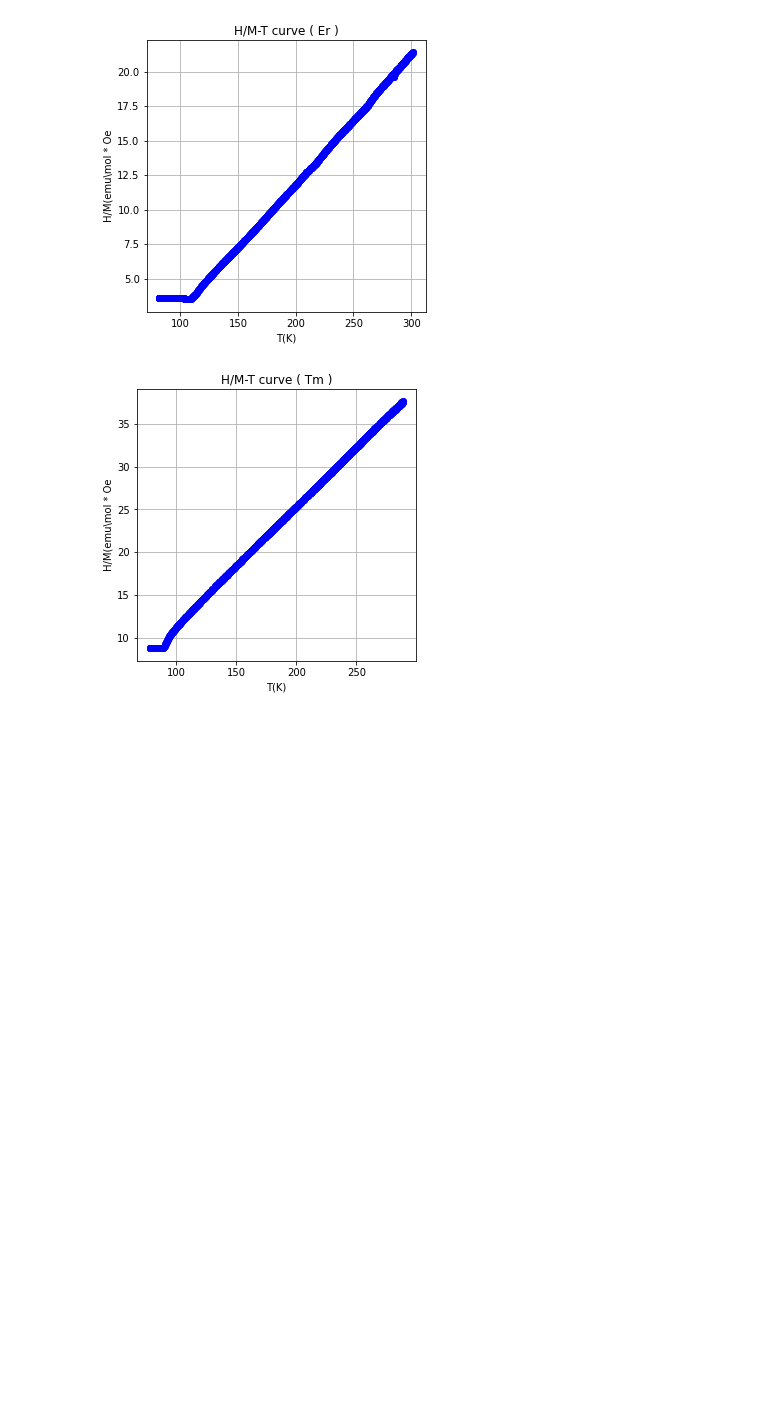
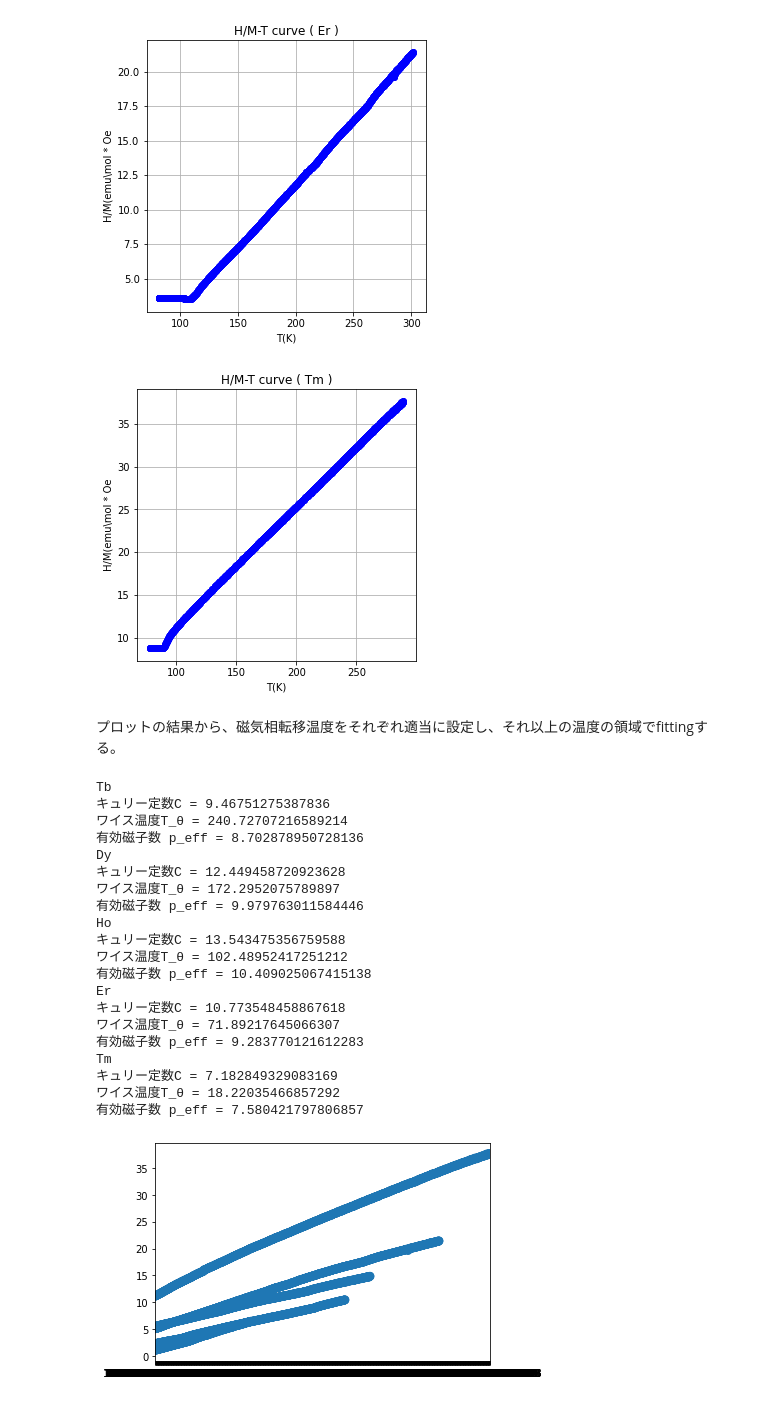
Before and after one commit to flat35hd99/report_magnetical_material, a Jupyter notebook: 20200514magnetical_4.ipynb, the cells around one changed output. Drawn from its saved outputs; the diff is of its cells as text; code cells hidden in the pictures; blank space fills up the shorter version.

```diff
--- a/20200514magnetical_4.ipynb
+++ b/20200514magnetical_4.ipynb
@@ -32,7 +32,9 @@ Tm 質量:0.1308、式量:168.93 g/mol
 ## 回答
 同じ処理を複数回するので、DataModuleクラスを定義して、H-Mカーブを簡単にプロットできるようにした。プロットの結果は下記の通りである。
 # %%
-
+# fittingに使用するため再利用可能な関数として定義。
+def curie_weiss_low(t,curie_c,weiss_t):
+    return (t-weiss_t)/curie_c
 """
 (dirPath, substance_name, sample_mass, formula_weight)を引数に取る。
 dirPath: データの格納してあるディレクトリへのパス
@@ -72,7 +74,7 @@ class DataModule:
         self.molar_magnetization_5000_Oe = (experiment_alpha / sample_amount_of_substance) * self.V_5000_Oe
 
         # あとから代入したり定義する変数
-        self.curie_temperature = None
+        self.phase_transition_temperature = None
 
     def draw_mh_curve(self):
         fig = plt.figure(figsize = (10,10))
@@ -121,15 +123,11 @@ class DataModule:
         print("min =",np.min(self.molar_magnetization_77K),"K\n")
 
     def fitting(self):
-        index = np.where(self.T_5000_Oe > self.curie_temperture)
+        index = np.where(self.T_5000_Oe > self.phase_transition_temperature)
         target_T = self.T_5000_Oe[index]
-        target_M = self.molar_magnetization_5000_Oe
-        target_H = self.H_5000_Oe
+        target_M = self.molar_magnetization_5000_Oe[index]
+        target_H = self.H_5000_Oe[index]
         inverse_susceptibility = target_H / target_M
-
-        # fittingに使用するため再利用可能な関数として定義。
-        def curie_weiss_low(t,curie_c,weiss_t):
-            return (t-weiss_t)/curie_c
 
         # param[0] = キュリー定数C
         # param[1] = ワイス温度T_θ
@@ -146,7 +144,7 @@ class DataModule:
         # データはプロットし、フィッティングした結果はなめらかな曲線で表している。
         sns.pointplot(x=target_T, y=inverse_susceptibility, join=False)
         sns.pointplot(x=target_T, y=np.array(fit_chi), markers="")
-
+        print(self.substance_name)
         print('キュリー定数C =', curie_constant)
         print('ワイス温度T_θ =', weiss_temparature)
         print('有効磁子数 p_eff =', (8 * curie_constant)**(1/2))
@@ -279,3 +277,39 @@ Tm.draw_inverse_susceptibility()
 [figure]
 [figure]
 [figure]
+# %% [markdown]
+プロットの結果から、磁気相転移温度をそれぞれ適当に設定し、それ以上の温度の領域でfittingする。
+# %%
+
+Tb.phase_transition_temperature = 250 # [K]
+Tb.fitting()
+Dy.phase_transition_temperature = 200
+Dy.fitting()
+Ho.phase_transition_temperature = 175
+Ho.fitting()
+Er.phase_transition_temperature = 125
+Er.fitting()
+Tm.phase_transition_temperature = 100 # [K]
+Tm.fitting()
+# %% [output]
+Tb
+キュリー定数C = 9.46751275387836
+ワイス温度T_θ = 240.72707216589214
+有効磁子数 p_eff = 8.702878950728136
+Dy
+キュリー定数C = 12.449458720923628
+ワイス温度T_θ = 172.2952075789897
+有効磁子数 p_eff = 9.979763011584446
+Ho
+キュリー定数C = 13.543475356759588
+ワイス温度T_θ = 102.48952417251212
+有効磁子数 p_eff = 10.409025067415138
+Er
+キュリー定数C = 10.773548458867618
+ワイス温度T_θ = 71.89217645066307
+有効磁子数 p_eff = 9.283770121612283
+Tm
+キュリー定数C = 7.182849329083169
+ワイス温度T_θ = 18.22035466857292
+有効磁子数 p_eff = 7.580421797806857
+[figure, added]
```
